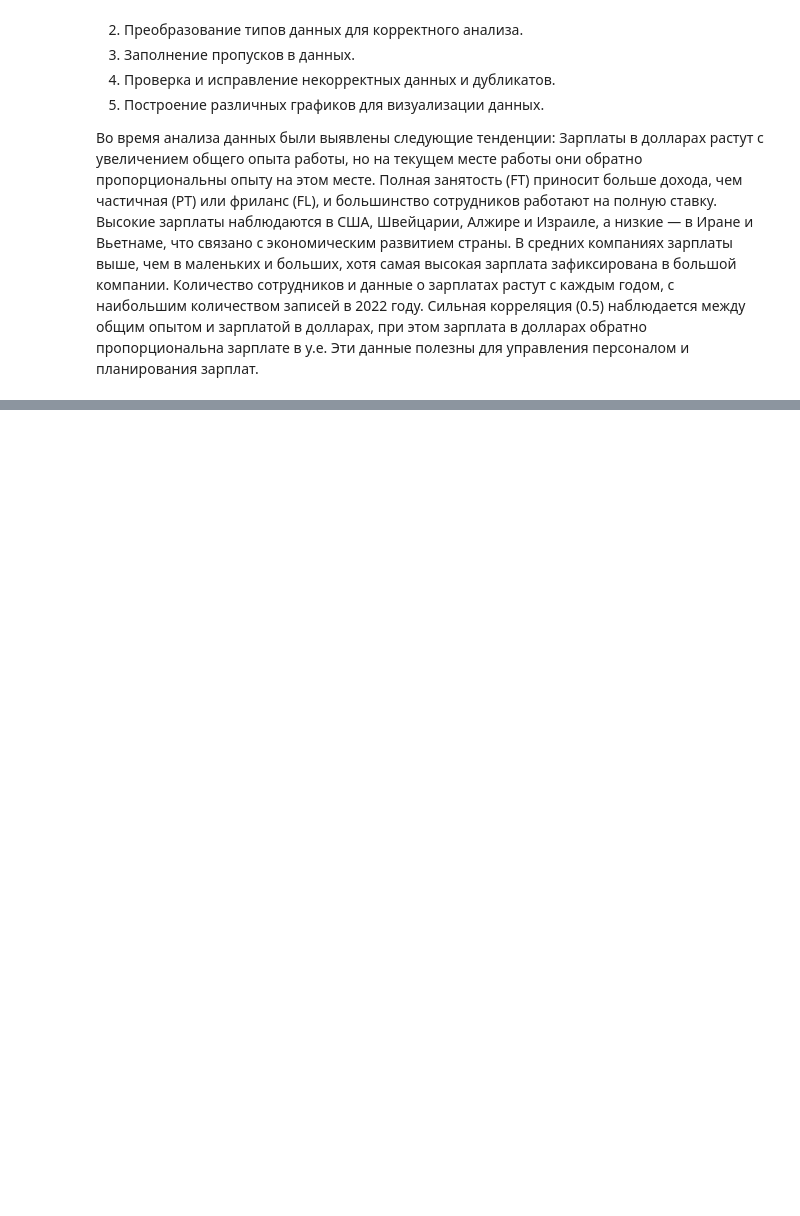
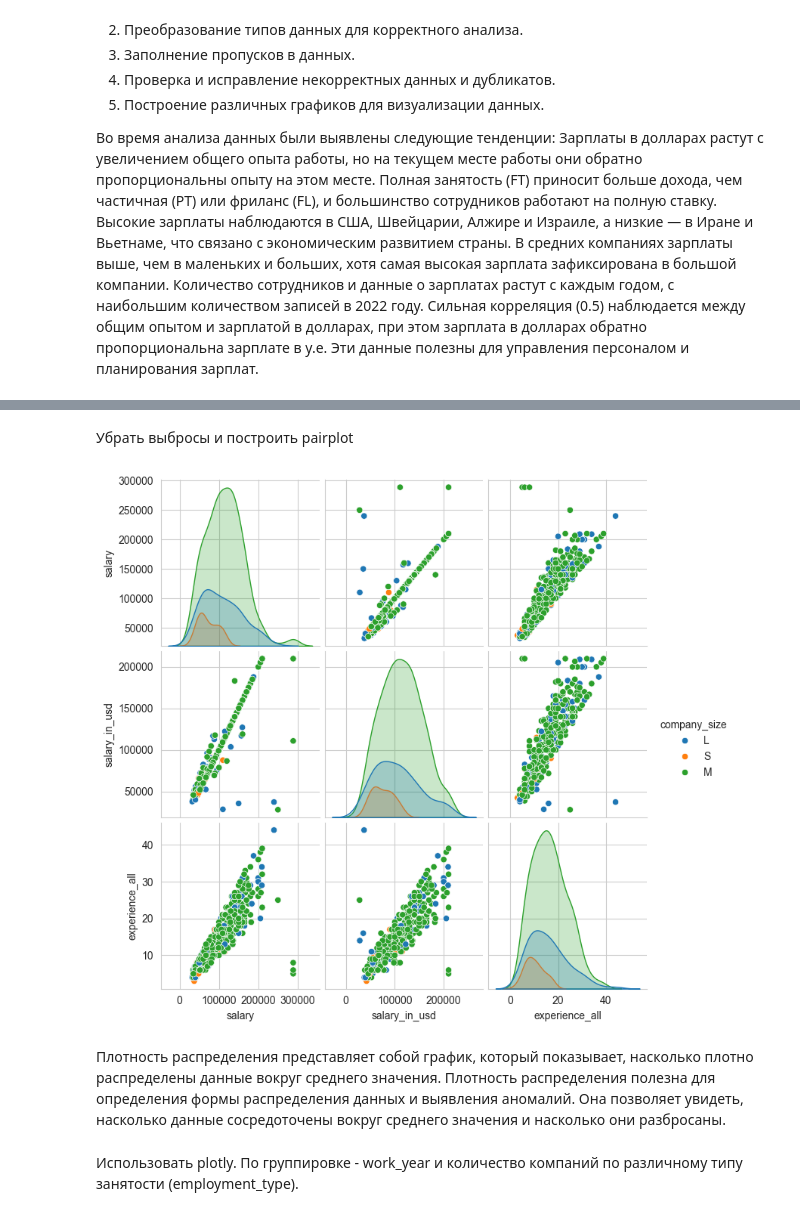
Before and after one commit to MaksimLevchenko/data_analysis_2, a Jupyter notebook: ЛР2_ЛевченкоМС_7.ipynb, the cells around one changed output, grey strips where cells are left out. Cells and saved outputs as stored; diff of their text form; code cells hidden in the pictures; blank space fills up the shorter version.

```diff
--- a/ЛР2_ЛевченкоМС_7.ipynb
+++ b/ЛР2_ЛевченкоМС_7.ipynb
@@ -352,0 +377,17 @@ plt.show()
+# %% [markdown]
+Убрать выбросы и построить pairplot
+# %%
+df_no_outliers = df[(df['salary_in_usd'] >= df['salary_in_usd'].quantile(0.05)) &
+                    (df['salary_in_usd'] <= df['salary_in_usd'].quantile(0.95)) &
+                    (df['salary'] >= df['salary'].quantile(0.05)) &
+                    (df['salary'] <= df['salary'].quantile(0.95))]
+
+
+sns.pairplot(df_no_outliers[['salary', 'company_size', 'salary_in_usd', 'experience_all']], hue = 'company_size')
+plt.show()
+# %% [output]
+[figure, added]
+# %% [markdown]
+Плотность распределения представляет собой график, который показывает, насколько плотно распределены данные вокруг среднего значения. Плотность распределения полезна для определения формы распределения данных и выявления аномалий. Она позволяет увидеть, насколько данные сосредоточены вокруг среднего значения и насколько они разбросаны.
+# %% [markdown]
+Использовать plotly. По группировке - work_year и количество компаний по различному типу занятости (employment_type).
```
Also changed, not shown: parts of 9 cells of this notebook.
